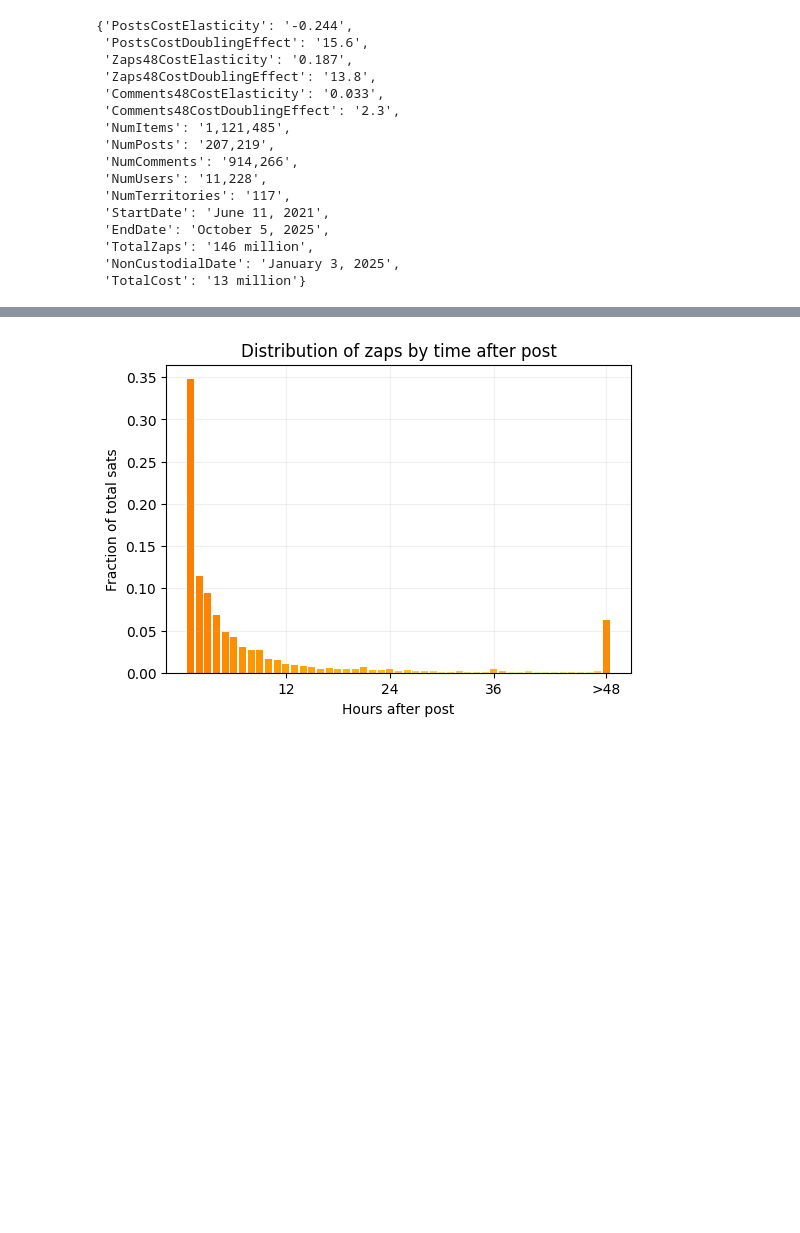
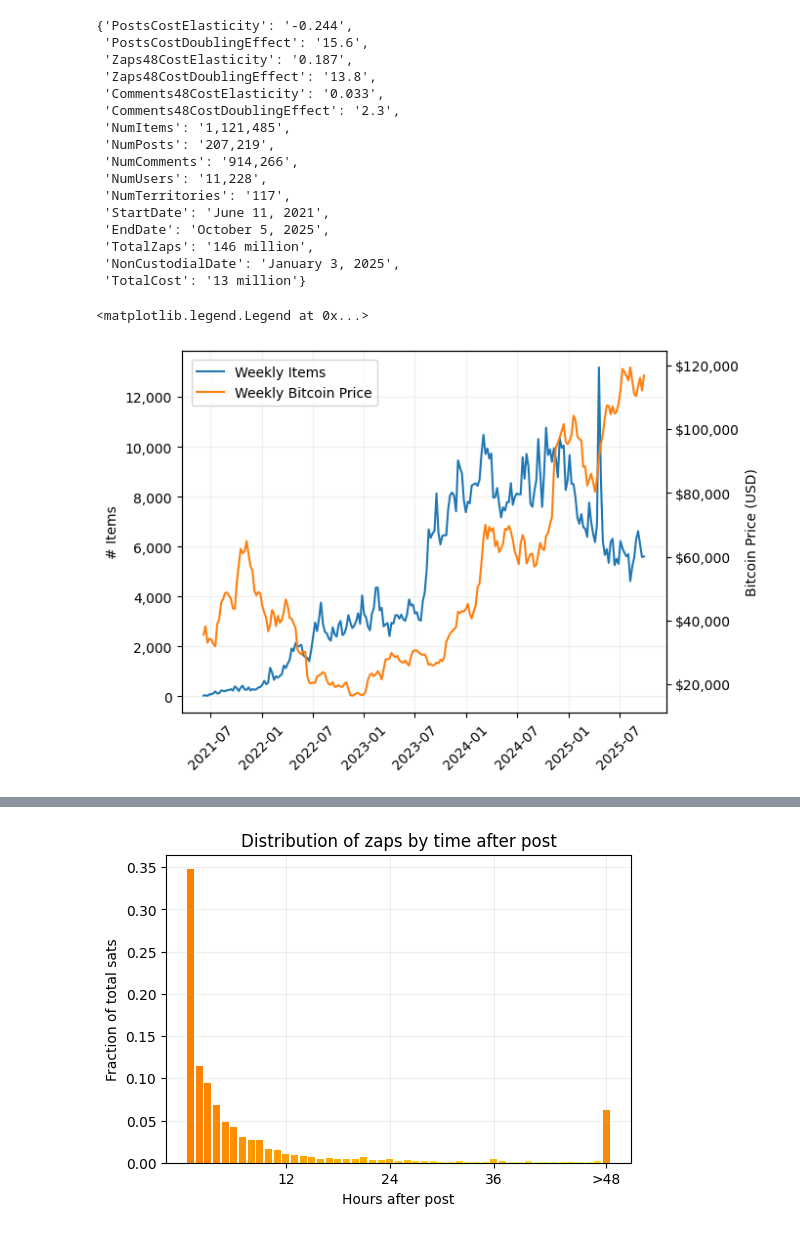
Before and after one commit to ed-kung/sn-research, a Jupyter notebook: src/notebooks/summary_stats.ipynb, the cells around one changed output, grey strips where cells are left out. Saved outputs shown, nothing was run; the diff lists cells and outputs as text; code cells hidden in the pictures; blank space fills up the shorter version.

```diff
--- a/src/notebooks/summary_stats.ipynb
+++ b/src/notebooks/summary_stats.ipynb
@@ -83,3 +83,34 @@ wt.update_results({
  'TotalZaps': '146 million',
  'NonCustodialDate': 'January 3, 2025',
  'TotalCost': '13 million'}
+# %%
+# Plot stacker news item count
+
+items['week'] = dt.as_week(items['created_at'])
+mask = (items['invoiceActionState'] != 'FAILD') & \
+       (items['userId']!=globals.spammer_id) & \
+       (items['week'] < items['week'].max())
+items_wk = items.loc[mask].groupby('week').agg(
+    num_items = ('itemId', 'count')
+).reset_index()
+
+price_wk = dt.get_price_weekly()
+items_wk = items_wk.merge(price_wk, on='week', how='left')
+
+fig, ax1 = plt.subplots()
+fig.figsize = (6,4)
+ax1.plot(items_wk['week'], items_wk['num_items'], label='Weekly Items', color='tab:blue')
+ax1.tick_params(axis='x', rotation=45)
+ax1.set_ylabel('# Items')
+ax1.yaxis.set_major_formatter(mticker.StrMethodFormatter('{x:,.0f}'))
+ax1.grid(alpha=0.2)
+
+ax2 = ax1.twinx()
+ax2.plot(items_wk['week'], items_wk['btc_price'], label='Weekly Bitcoin Price', color='tab:orange')
+ax2.set_ylabel('Bitcoin Price (USD)')
+ax2.yaxis.set_major_formatter(mticker.StrMethodFormatter('${x:,.0f}'))
+
+fig.legend(loc='upper left', bbox_to_anchor=(0.13, 0.875))
+# %% [output]
+<matplotlib.legend.Legend at 0x...>
+[figure, added]
```
Also changed, not shown: parts of 1 cell of this notebook.
